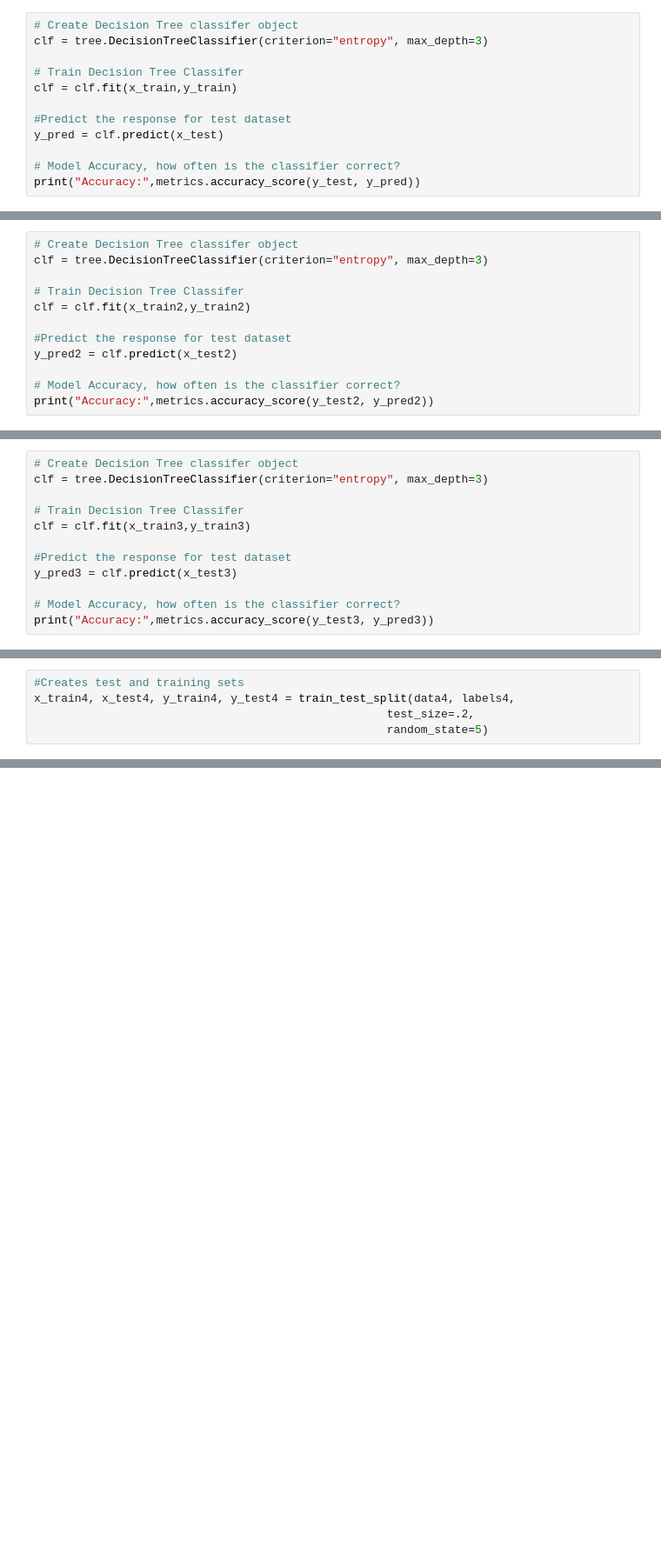
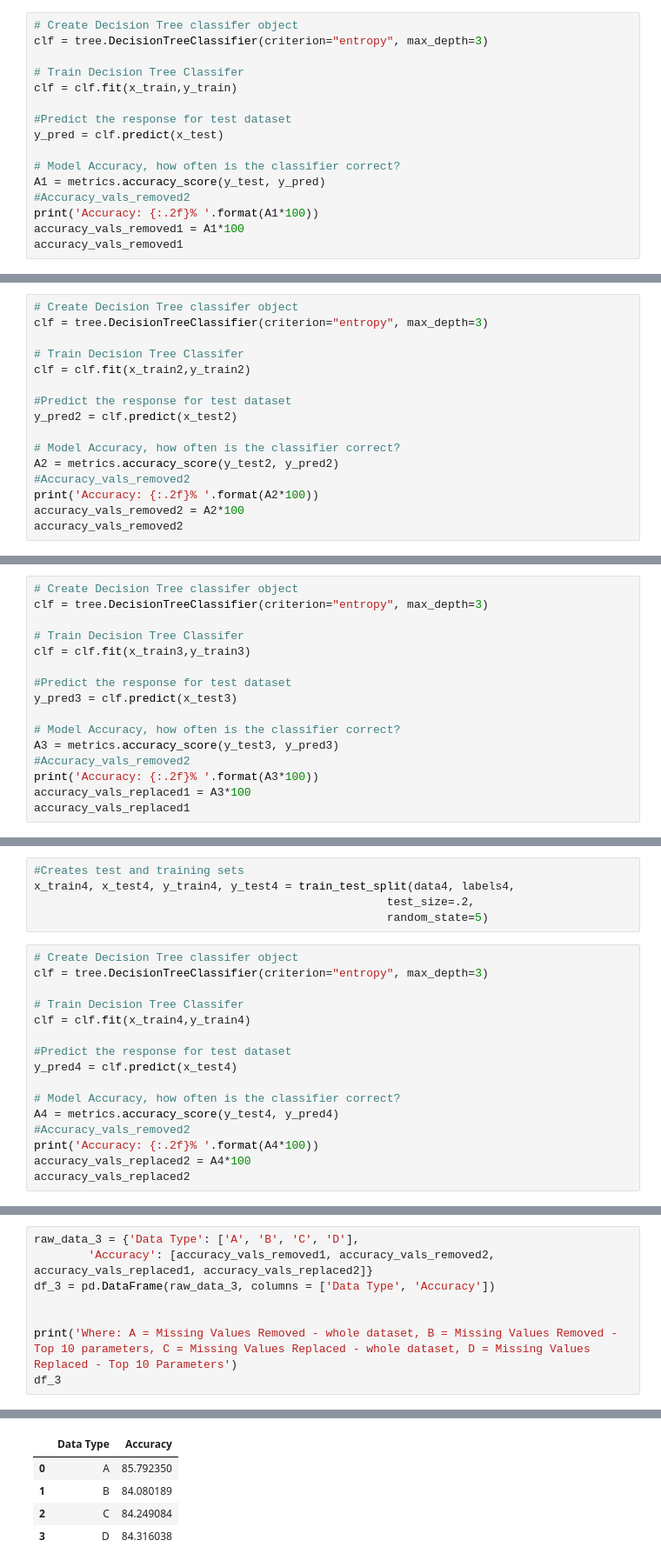
Before and after one commit to ljhowell/machine-learning_CHD, a Jupyter notebook: DT - Using Lewis' Funcs, graph to compare accuracy.ipynb, the cells around one changed output, grey strips where cells are left out. Shown at 87% size. Saved outputs shown, nothing was run; the diff lists cells and outputs as text; blank space fills up the shorter version.

```diff
--- a/DT - Using Lewis' Funcs, graph to compare accuracy.ipynb
+++ b/DT - Using Lewis' Funcs, graph to compare accuracy.ipynb
@@ -449,5 +451,9 @@ clf = clf.fit(x_train,y_train)
 y_pred = clf.predict(x_test)
 
 # Model Accuracy, how often is the classifier correct?
-print("Accuracy:",metrics.accuracy_score(y_test, y_pred))
+A1 = metrics.accuracy_score(y_test, y_pred)
+#Accuracy_vals_removed2
+print('Accuracy: {:.2f}% '.format(A1*100))
+accuracy_vals_removed1 = A1*100
+accuracy_vals_removed1
 # %% [output]
@@ -479,5 +486,9 @@ clf = clf.fit(x_train2,y_train2)
 y_pred2 = clf.predict(x_test2)
 
 # Model Accuracy, how often is the classifier correct?
-print("Accuracy:",metrics.accuracy_score(y_test2, y_pred2))
+A2 = metrics.accuracy_score(y_test2, y_pred2)
+#Accuracy_vals_removed2
+print('Accuracy: {:.2f}% '.format(A2*100))
+accuracy_vals_removed2 = A2*100
+accuracy_vals_removed2
 # %% [output]
@@ -509,5 +521,9 @@ clf = clf.fit(x_train3,y_train3)
 y_pred3 = clf.predict(x_test3)
 
 # Model Accuracy, how often is the classifier correct?
-print("Accuracy:",metrics.accuracy_score(y_test3, y_pred3))
+A3 = metrics.accuracy_score(y_test3, y_pred3)
+#Accuracy_vals_removed2
+print('Accuracy: {:.2f}% '.format(A3*100))
+accuracy_vals_replaced1 = A3*100
+accuracy_vals_replaced1
 # %% [output]
@@ -528,3 +545,19 @@ y = labels # Target variable
 x_train4, x_test4, y_train4, y_test4 = train_test_split(data4, labels4,
                                                     test_size=.2,
                                                     random_state=5)
+# %%
+# Create Decision Tree classifer object
+clf = tree.DecisionTreeClassifier(criterion="entropy", max_depth=3)
+
+# Train Decision Tree Classifer
+clf = clf.fit(x_train4,y_train4)
+
+#Predict the response for test dataset
+y_pred4 = clf.predict(x_test4)
+
+# Model Accuracy, how often is the classifier correct?
+A4 = metrics.accuracy_score(y_test4, y_pred4)
+#Accuracy_vals_removed2
+print('Accuracy: {:.2f}% '.format(A4*100))
+accuracy_vals_replaced2 = A4*100
+accuracy_vals_replaced2
@@ -571,0 +594,9 @@ ValueError: Input contains NaN, infinity or a value too large for dtype('float32
+# %%
+raw_data_3 = {'Data Type': ['A', 'B', 'C', 'D'],
+        'Accuracy': [accuracy_vals_removed1, accuracy_vals_removed2, accuracy_vals_replaced1, accuracy_vals_replaced2]}
+df_3 = pd.DataFrame(raw_data_3, columns = ['Data Type', 'Accuracy'])
+
+
+print('Where: A = Missing Values Removed - whole dataset, B = Missing Values Removed - Top 10 parameters, C = Missing Values Replaced - whole dataset, D = Missing Values Replaced - Top 10 Parameters')
+df_3
+# %% [output]
@@ -571,0 +604,5 @@ ValueError: Input contains NaN, infinity or a value too large for dtype('float32
+|  | Data Type | Accuracy |
+| 0 | A | 85.792350 |
+| 1 | B | 84.080189 |
+| 2 | C | 84.249084 |
+| 3 | D | 84.316038 |
```
Also changed, not shown: parts of 16 cells of this notebook.
